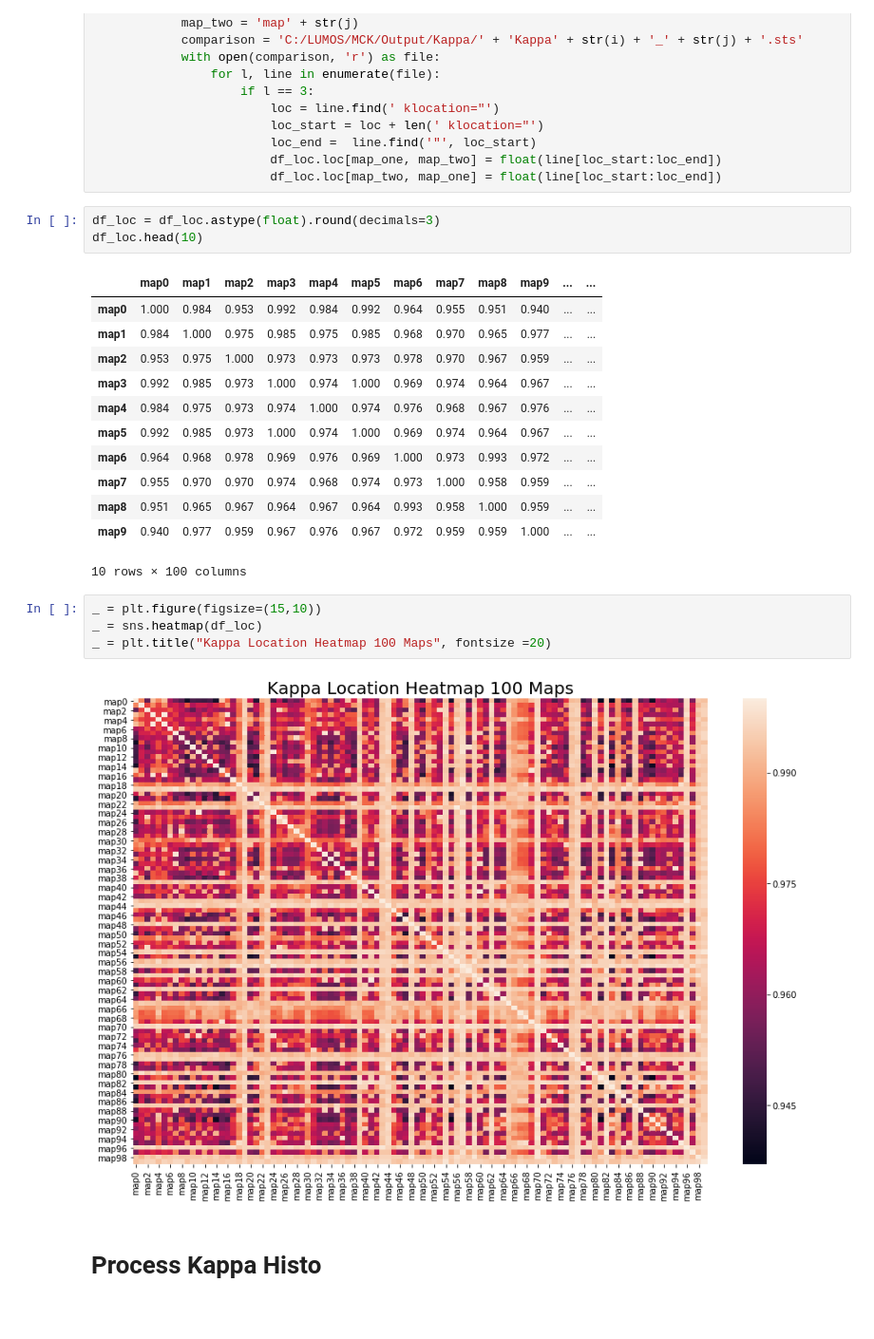
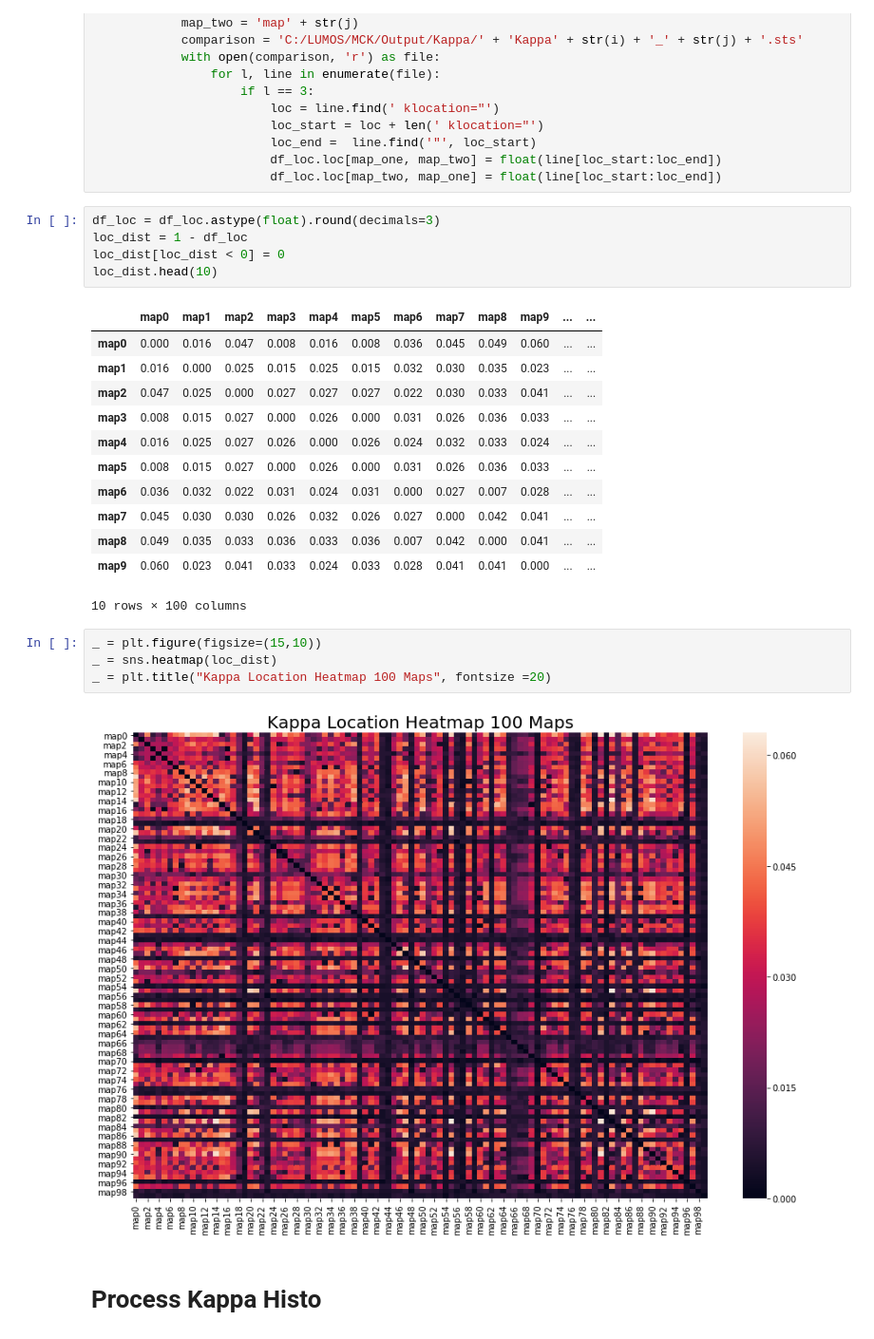
Before and after one commit to OQuispel/metric_clustering, a Jupyter notebook: cmdprompt_mck.ipynb, the cells around one changed output. Shown at 95% size. Drawn from its saved outputs; the diff is of its cells as text.

```diff
--- a/cmdprompt_mck.ipynb
+++ b/cmdprompt_mck.ipynb
@@ -157,26 +167,28 @@ for i in range(100):
                         df_loc.loc[map_two, map_one] = float(line[loc_start:loc_end])
 # %%
 df_loc = df_loc.astype(float).round(decimals=3)
-df_loc.head(10)
+loc_dist = 1 - df_loc
+loc_dist[loc_dist < 0] = 0
+loc_dist.head(10)
 # %% [output]
 |  | map0 | map1 | map2 | map3 | map4 | map5 | map6 | map7 | map8 | map9 | ... | ... |
-| map0 | 1.000 | 0.984 | 0.953 | 0.992 | 0.984 | 0.992 | 0.964 | 0.955 | 0.951 | 0.940 | ... | ... |
-| map1 | 0.984 | 1.000 | 0.975 | 0.985 | 0.975 | 0.985 | 0.968 | 0.970 | 0.965 | 0.977 | ... | ... |
-| map2 | 0.953 | 0.975 | 1.000 | 0.973 | 0.973 | 0.973 | 0.978 | 0.970 | 0.967 | 0.959 | ... | ... |
-| map3 | 0.992 | 0.985 | 0.973 | 1.000 | 0.974 | 1.000 | 0.969 | 0.974 | 0.964 | 0.967 | ... | ... |
-| map4 | 0.984 | 0.975 | 0.973 | 0.974 | 1.000 | 0.974 | 0.976 | 0.968 | 0.967 | 0.976 | ... | ... |
-| map5 | 0.992 | 0.985 | 0.973 | 1.000 | 0.974 | 1.000 | 0.969 | 0.974 | 0.964 | 0.967 | ... | ... |
-| map6 | 0.964 | 0.968 | 0.978 | 0.969 | 0.976 | 0.969 | 1.000 | 0.973 | 0.993 | 0.972 | ... | ... |
-| map7 | 0.955 | 0.970 | 0.970 | 0.974 | 0.968 | 0.974 | 0.973 | 1.000 | 0.958 | 0.959 | ... | ... |
-| map8 | 0.951 | 0.965 | 0.967 | 0.964 | 0.967 | 0.964 | 0.993 | 0.958 | 1.000 | 0.959 | ... | ... |
-| map9 | 0.940 | 0.977 | 0.959 | 0.967 | 0.976 | 0.967 | 0.972 | 0.959 | 0.959 | 1.000 | ... | ... |
+| map0 | 0.000 | 0.016 | 0.047 | 0.008 | 0.016 | 0.008 | 0.036 | 0.045 | 0.049 | 0.060 | ... | ... |
+| map1 | 0.016 | 0.000 | 0.025 | 0.015 | 0.025 | 0.015 | 0.032 | 0.030 | 0.035 | 0.023 | ... | ... |
+| map2 | 0.047 | 0.025 | 0.000 | 0.027 | 0.027 | 0.027 | 0.022 | 0.030 | 0.033 | 0.041 | ... | ... |
+| map3 | 0.008 | 0.015 | 0.027 | 0.000 | 0.026 | 0.000 | 0.031 | 0.026 | 0.036 | 0.033 | ... | ... |
+| map4 | 0.016 | 0.025 | 0.027 | 0.026 | 0.000 | 0.026 | 0.024 | 0.032 | 0.033 | 0.024 | ... | ... |
+| map5 | 0.008 | 0.015 | 0.027 | 0.000 | 0.026 | 0.000 | 0.031 | 0.026 | 0.036 | 0.033 | ... | ... |
+| map6 | 0.036 | 0.032 | 0.022 | 0.031 | 0.024 | 0.031 | 0.000 | 0.027 | 0.007 | 0.028 | ... | ... |
+| map7 | 0.045 | 0.030 | 0.030 | 0.026 | 0.032 | 0.026 | 0.027 | 0.000 | 0.042 | 0.041 | ... | ... |
+| map8 | 0.049 | 0.035 | 0.033 | 0.036 | 0.033 | 0.036 | 0.007 | 0.042 | 0.000 | 0.041 | ... | ... |
+| map9 | 0.060 | 0.023 | 0.041 | 0.033 | 0.024 | 0.033 | 0.028 | 0.041 | 0.041 | 0.000 | ... | ... |
 10 rows × 100 columns
 # %%
 _ = plt.figure(figsize=(15,10))
-_ = sns.heatmap(df_loc)
+_ = sns.heatmap(loc_dist)
 _ = plt.title("Kappa Location Heatmap 100 Maps", fontsize =20)
 # %% [output]
-[figure, old version]
+[figure, new version]
 # %% [markdown]
 # Process Kappa Histo
 # %%
```
Also changed, not shown: parts of 22 cells of this notebook.
